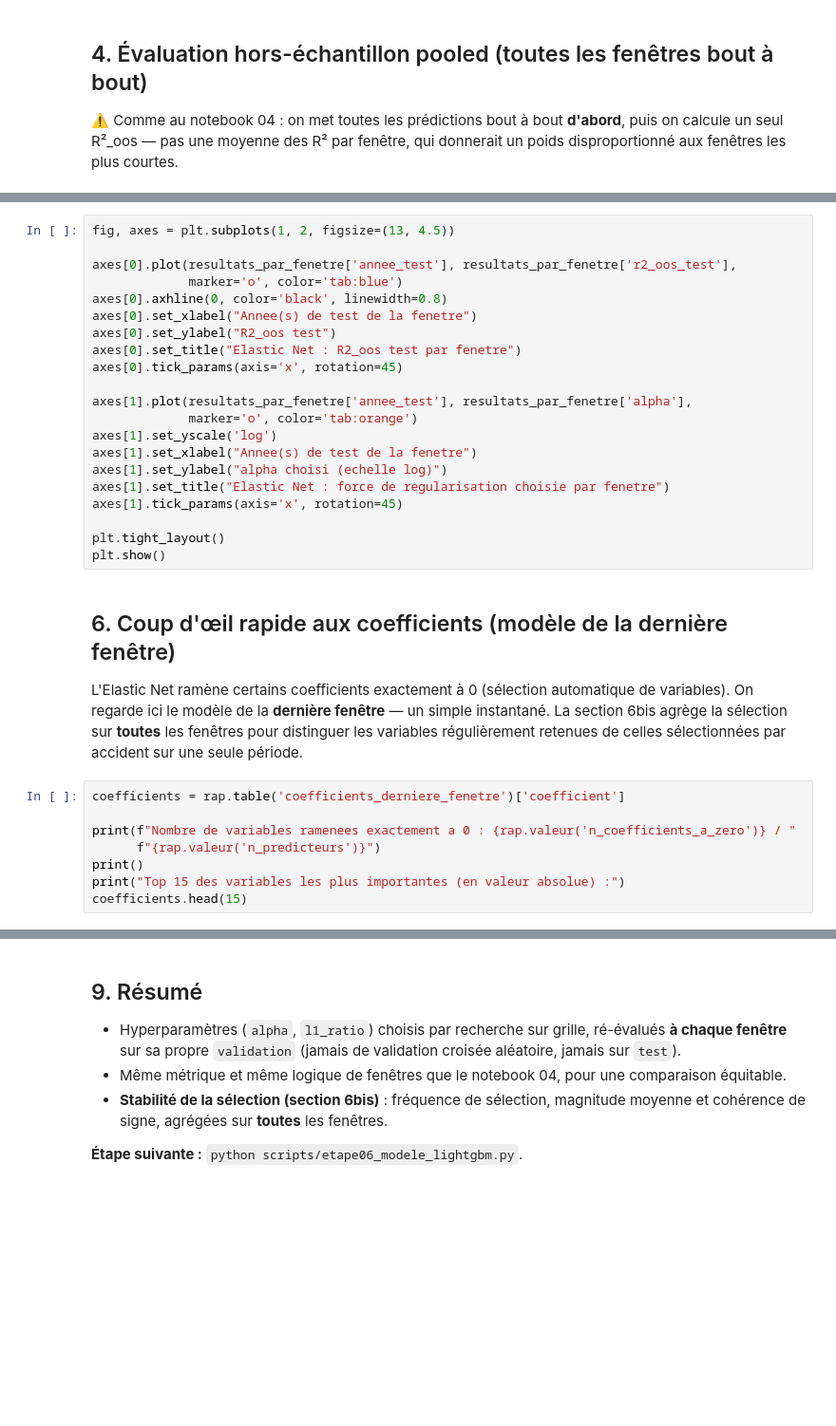
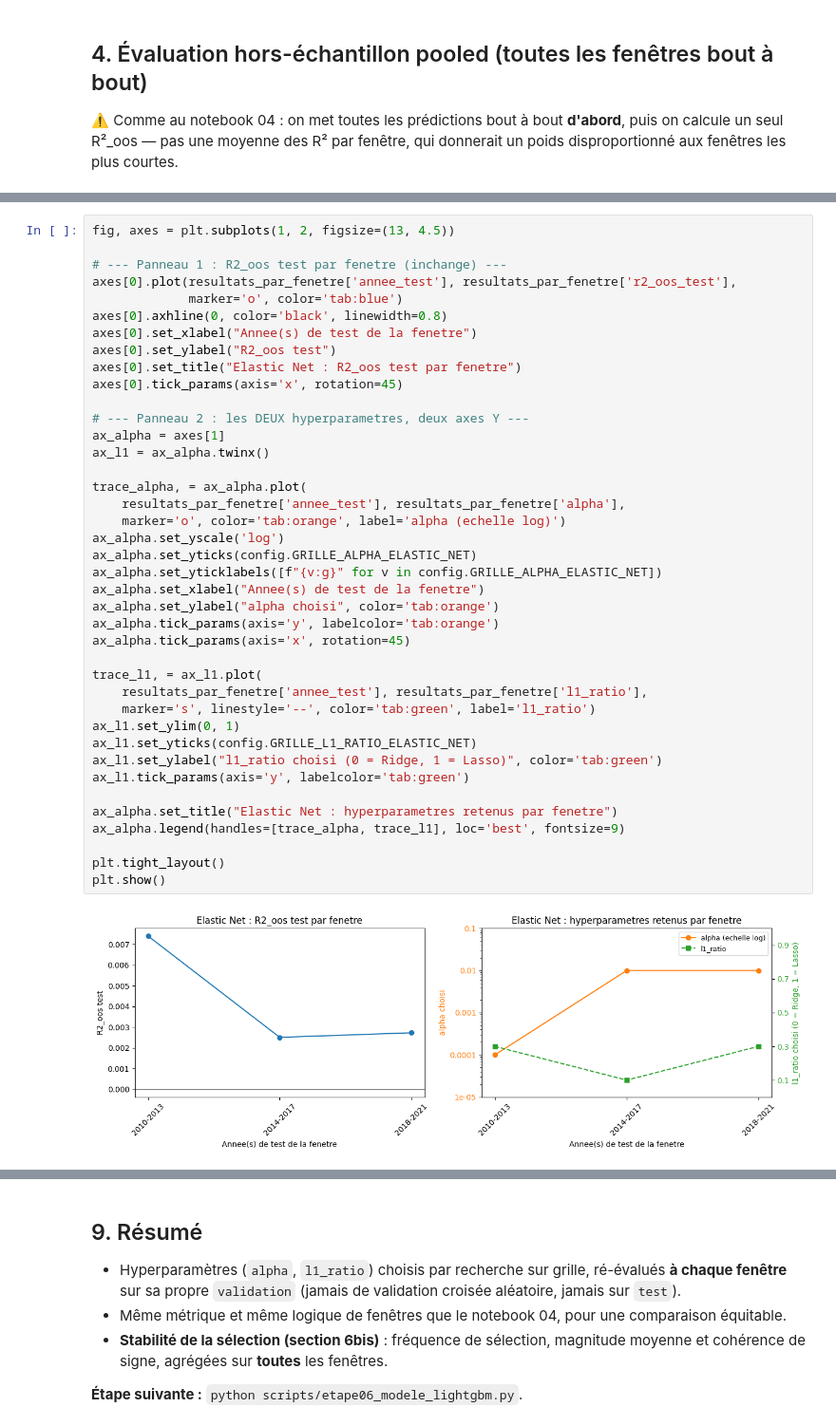
Before and after one commit to AlessioNo/Memoire, a Jupyter notebook: notebooks/05_modele_elastic_net.ipynb, the cells around one changed output, grey strips where cells are left out. Shown at 95% size. Cells and saved outputs as stored; diff of their text form; blank space fills up the shorter version.

```diff
--- a/notebooks/05_modele_elastic_net.ipynb
+++ b/notebooks/05_modele_elastic_net.ipynb
@@ -321,37 +308,43 @@ diagnostic qu'un unique jeu d'hyperparamètres pour tout le projet ne pourrait p
 # %%
 fig, axes = plt.subplots(1, 2, figsize=(13, 4.5))
 
+# --- Panneau 1 : R2_oos test par fenetre (inchange) ---
 axes[0].plot(resultats_par_fenetre['annee_test'], resultats_par_fenetre['r2_oos_test'],
              marker='o', color='tab:blue')
 axes[0].axhline(0, color='black', linewidth=0.8)
 axes[0].set_xlabel("Annee(s) de test de la fenetre")
 axes[0].set_ylabel("R2_oos test")
 axes[0].set_title("Elastic Net : R2_oos test par fenetre")
 axes[0].tick_params(axis='x', rotation=45)
 
-axes[1].plot(resultats_par_fenetre['annee_test'], resultats_par_fenetre['alpha'],
-             marker='o', color='tab:orange')
-axes[1].set_yscale('log')
-axes[1].set_xlabel("Annee(s) de test de la fenetre")
-axes[1].set_ylabel("alpha choisi (echelle log)")
-axes[1].set_title("Elastic Net : force de regularisation choisie par fenetre")
-axes[1].tick_params(axis='x', rotation=45)
+# --- Panneau 2 : les DEUX hyperparametres, deux axes Y ---
+ax_alpha = axes[1]
+ax_l1 = ax_alpha.twinx()
+
+trace_alpha, = ax_alpha.plot(
+    resultats_par_fenetre['annee_test'], resultats_par_fenetre['alpha'],
+    marker='o', color='tab:orange', label='alpha (echelle log)')
+ax_alpha.set_yscale('log')
+ax_alpha.set_yticks(config.GRILLE_ALPHA_ELASTIC_NET)
+ax_alpha.set_yticklabels([f"{v:g}" for v in config.GRILLE_ALPHA_ELASTIC_NET])
+ax_alpha.set_xlabel("Annee(s) de test de la fenetre")
+ax_alpha.set_ylabel("alpha choisi", color='tab:orange')
+ax_alpha.tick_params(axis='y', labelcolor='tab:orange')
+ax_alpha.tick_params(axis='x', rotation=45)
+
+trace_l1, = ax_l1.plot(
+    resultats_par_fenetre['annee_test'], resultats_par_fenetre['l1_ratio'],
+    marker='s', linestyle='--', color='tab:green', label='l1_ratio')
+ax_l1.set_ylim(0, 1)
+ax_l1.set_yticks(config.GRILLE_L1_RATIO_ELASTIC_NET)
+ax_l1.set_ylabel("l1_ratio choisi (0 = Ridge, 1 = Lasso)", color='tab:green')
+ax_l1.tick_params(axis='y', labelcolor='tab:green')
+
+ax_alpha.set_title("Elastic Net : hyperparametres retenus par fenetre")
+ax_alpha.legend(handles=[trace_alpha, trace_l1], loc='best', fontsize=9)
 
 plt.tight_layout()
 plt.show()
+# %% [output]
+[figure, added]
-# %% [markdown]
-## 6. Coup d'œil rapide aux coefficients (modèle de la dernière fenêtre)
-
-L'Elastic Net ramène certains coefficients exactement à 0 (sélection automatique de
-variables). On regarde ici le modèle de la **dernière fenêtre** — un simple instantané. La
-section 6bis agrège la sélection sur **toutes** les fenêtres pour distinguer les variables
-régulièrement retenues de celles sélectionnées par accident sur une seule période.
-# %%
-coefficients = rap.table('coefficients_derniere_fenetre')['coefficient']
-
-print(f"Nombre de variables ramenees exactement a 0 : {rap.valeur('n_coefficients_a_zero')} / "
-      f"{rap.valeur('n_predicteurs')}")
-print()
-print("Top 15 des variables les plus importantes (en valeur absolue) :")
-coefficients.head(15)
 # %% [markdown]
```
Also changed, not shown: parts of 24 cells of this notebook, 5 other files.
